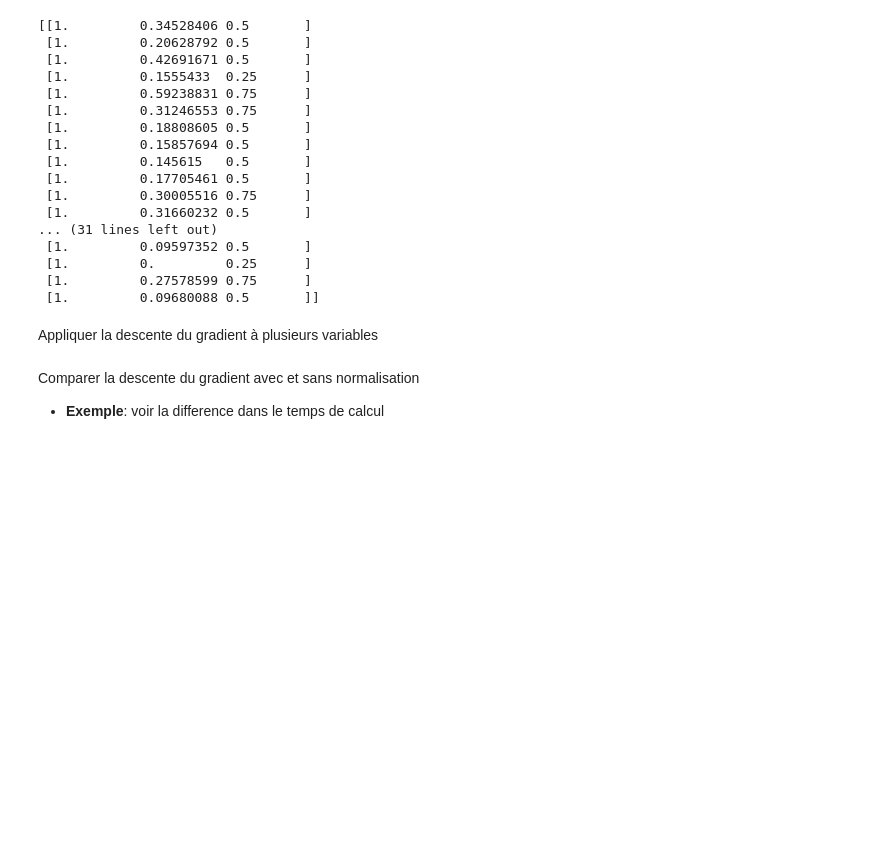
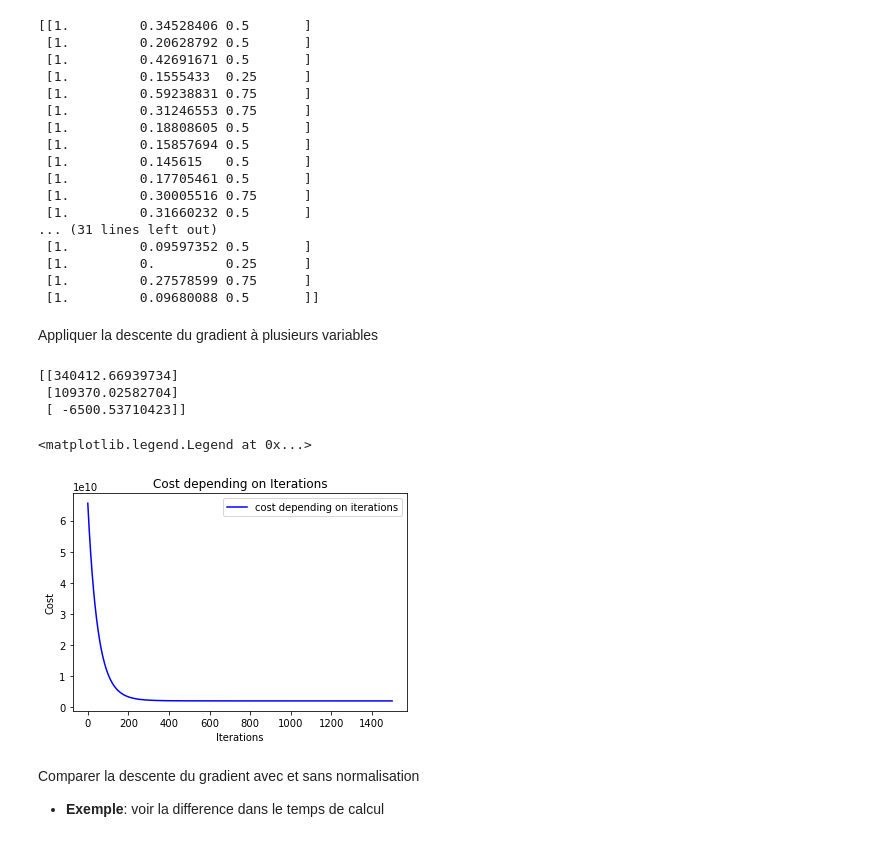
Before and after one commit to imadBO/AARN, a Jupyter notebook: TP2/TP 2 Descente du gradient.ipynb, the cells around one changed output. Drawn from its saved outputs; the diff is of its cells as text; code cells hidden in the pictures; blank space fills up the shorter version.

```diff
--- a/TP2/TP 2 Descente du gradient.ipynb
+++ b/TP2/TP 2 Descente du gradient.ipynb
@@ -307,6 +301,26 @@ print(normalizedData)
  [1.         0.09680088 0.5       ]]
 # %% [markdown]
 Appliquer la descente du gradient à plusieurs variables
+# %%
+theta2 = np.zeros((3, 1),dtype=float)
+# paramètres
+iterations = 1500;
+alpha = 0.01;
+# Appel
+theta2, modalSettings = gradientDescent(standardizedData, y2, theta2, alpha, iterations);
+print(theta2)
+# Cost depending on iterations.
+plt.plot(np.array([i for i in range(0,iterations)]), modalSettings[:,3], color='blue', label='cost depending on iterations')
+plt.title('Cost depending on Iterations')
+plt.xlabel('Iterations')
+plt.ylabel('Cost')
+plt.legend(loc='best')
+# %% [output]
+[[340412.66939734]
+ [109370.02582704]
+ [ -6500.53710423]]
+<matplotlib.legend.Legend at 0x...>
+[figure, added]
 # %% [markdown]
 Comparer la descente du gradient avec et sans normalisation
 - **Exemple**: voir la difference dans le temps de calcul
```
Also changed, not shown: parts of 9 cells of this notebook.
